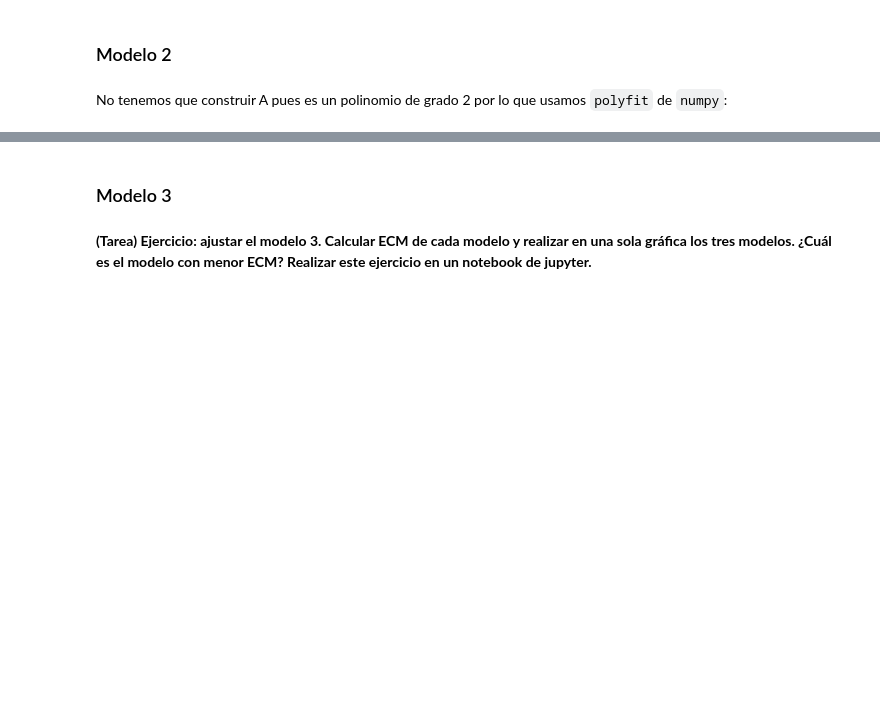
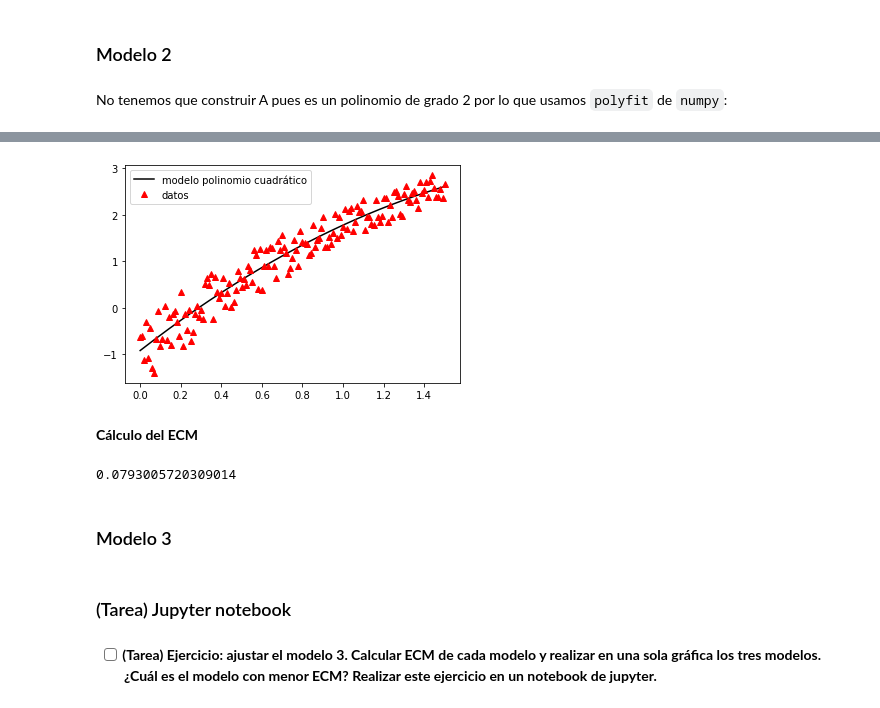
Before and after one commit to Roberto919/Propedeutico, a Jupyter notebook: Ejercicios_clase/3_algebra_lineal/3_minimos_cuadrados.ipynb, the cells around one changed output, grey strips where cells are left out. Cells and saved outputs as stored; diff of their text form; code cells hidden in the pictures; blank space fills up the shorter version.

```diff
--- a/Ejercicios_clase/3_algebra_lineal/3_minimos_cuadrados.ipynb
+++ b/Ejercicios_clase/3_algebra_lineal/3_minimos_cuadrados.ipynb
@@ -440,10 +493,21 @@ pprint.pprint(coefficients)
 # %%
-y_hat_numpy = coefficients[2] + coefficients[1] * x + coefficients[0] * x**2
+y_hat_numpy_m2 = coefficients[2] + coefficients[1] * x + coefficients[0] * x**2
 # %%
-plt.plot(x, y_hat_numpy, 'k-',x, y, 'r^')
+plt.plot(x, y_hat_numpy_m2, 'k-',x, y, 'r^')
 plt.legend(['modelo polinomio cuadrático','datos'], loc='best')
 plt.show()
+# %% [output]
+[figure, added]
+# %% [markdown]
+**Cálculo del ECM**
+# %%
+ecm_m2 = MSE(y, y_hat_numpy_m2)
+ecm_m2
+# %% [output]
+0.0793005720309014
 # %% [markdown]
 ### Modelo 3
+# %% [markdown]
+### (Tarea) Jupyter notebook
 # %% [markdown]
-**(Tarea) Ejercicio: ajustar el modelo 3. Calcular ECM de cada modelo y realizar en una sola gráfica los tres modelos. ¿Cuál es el modelo con menor ECM? Realizar este ejercicio en un notebook de jupyter.**
+- [ ] **(Tarea) Ejercicio: ajustar el modelo 3. Calcular ECM de cada modelo y realizar en una sola gráfica los tres modelos. ¿Cuál es el modelo con menor ECM? Realizar este ejercicio en un notebook de jupyter.**
```
Also changed, not shown: parts of 35 cells of this notebook.
